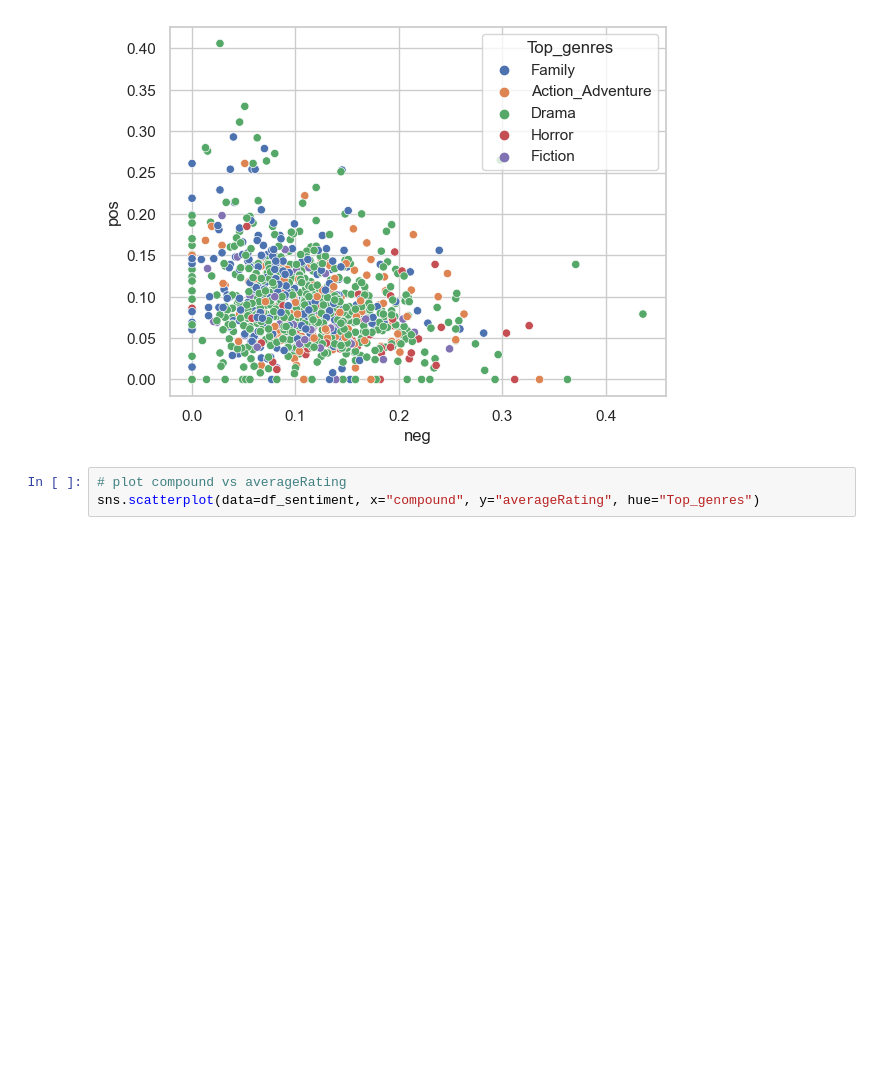
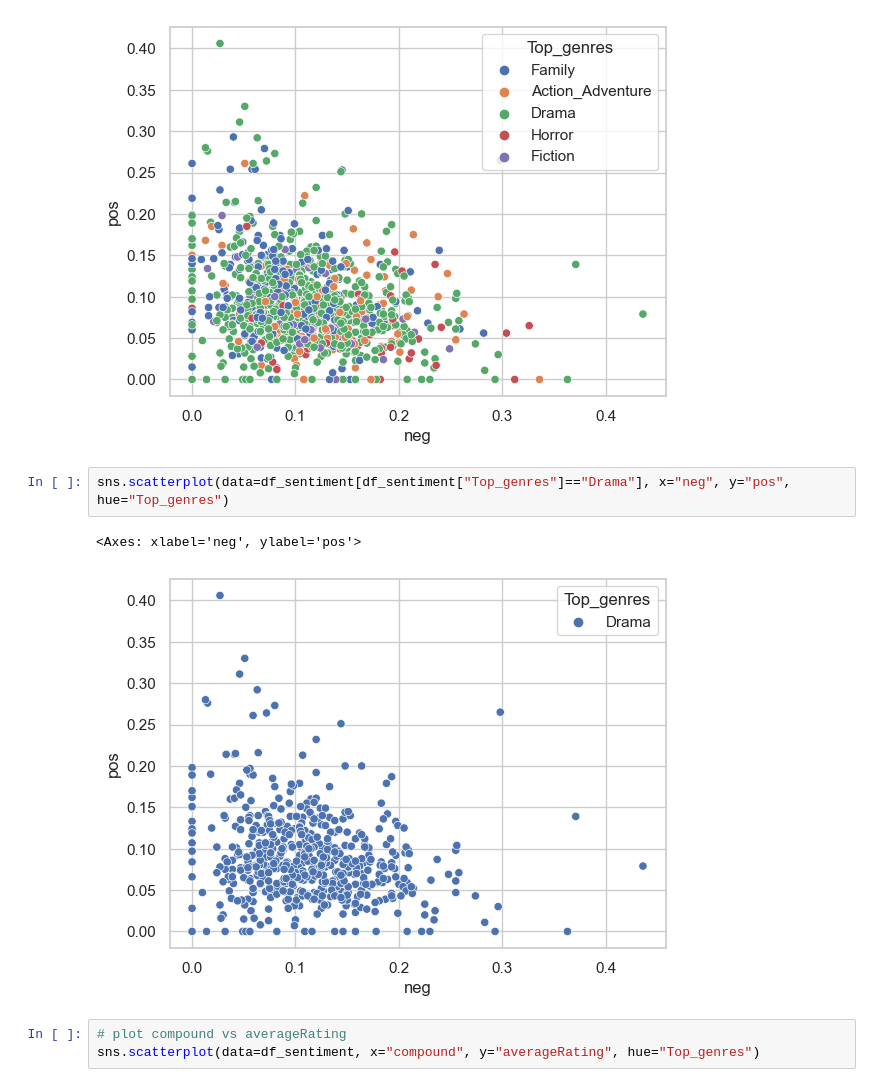
Before and after one commit to epfl-ada/ada-2023-project-bavmaresearch, a Jupyter notebook: Code/NLP_milestone3.ipynb, the cells around one changed output. Drawn from its saved outputs; the diff is of its cells as text; blank space fills up the shorter version.

```diff
--- a/Code/NLP_milestone3.ipynb
+++ b/Code/NLP_milestone3.ipynb
@@ -688,6 +715,11 @@ sns.scatterplot(data=df_sentiment, x="neg", y="pos", hue="Top_genres")
 # %% [output]
 <Axes: xlabel='neg', ylabel='pos'>
 [figure]
+# %%
+sns.scatterplot(data=df_sentiment[df_sentiment["Top_genres"]=="Drama"], x="neg", y="pos", hue="Top_genres")
+# %% [output]
+<Axes: xlabel='neg', ylabel='pos'>
+[figure, added]
 # %%
 # plot compound vs averageRating
 sns.scatterplot(data=df_sentiment, x="compound", y="averageRating", hue="Top_genres")
```
Also changed, not shown: parts of 16 cells of this notebook.
